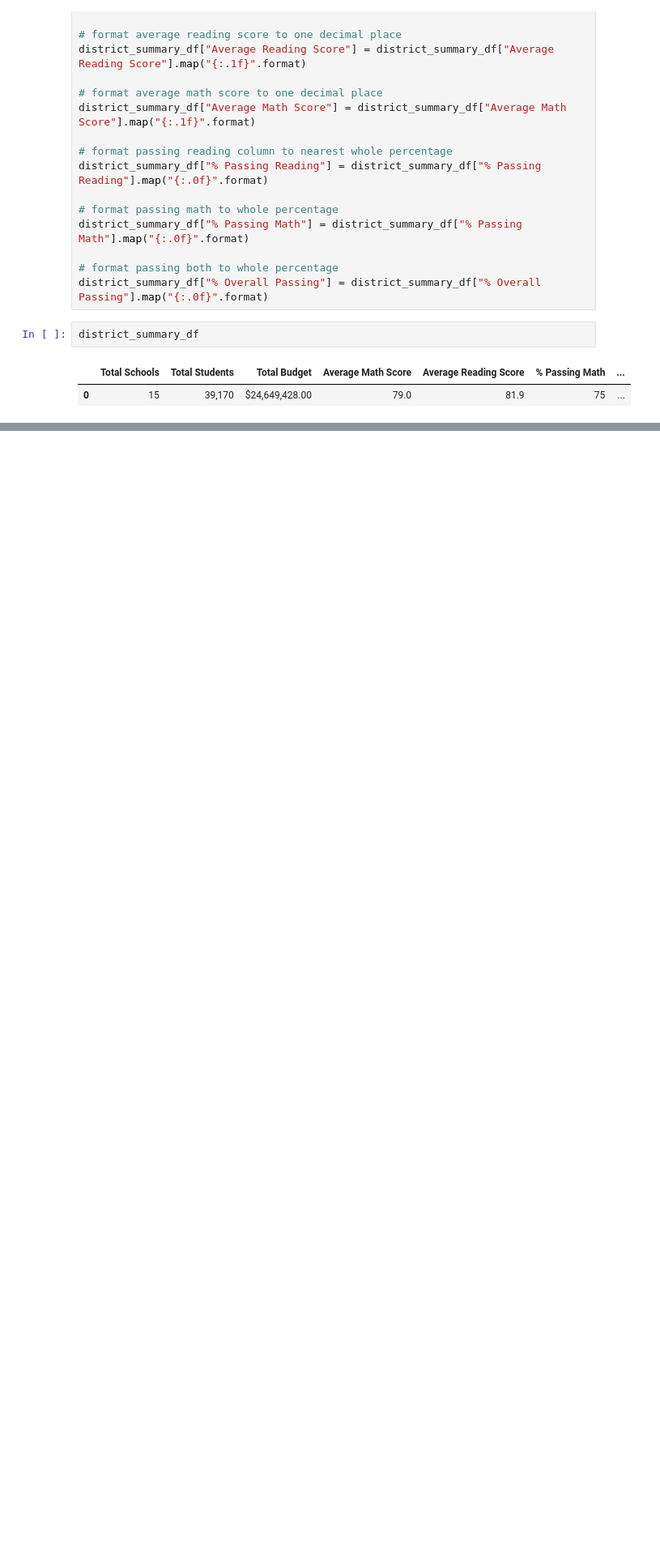
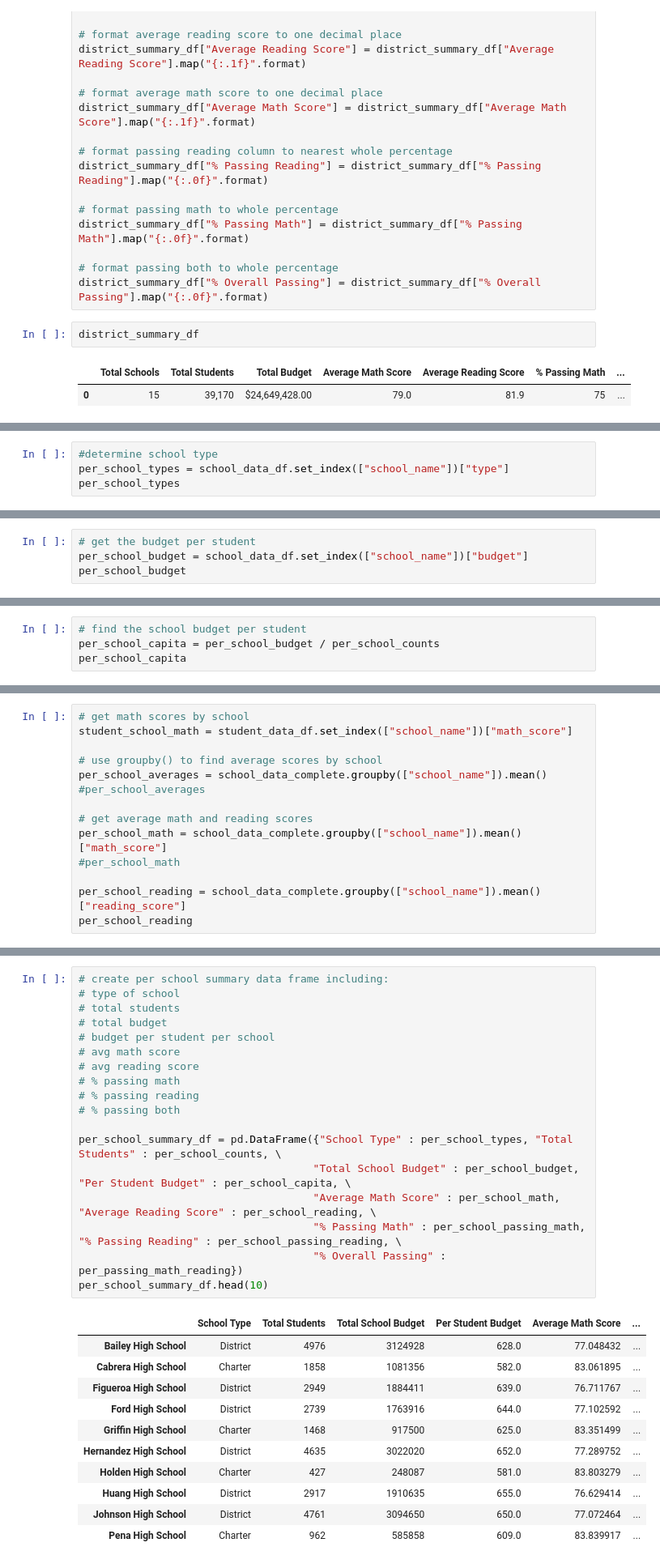
Before and after one commit to LiShanDa2021/school_district_analysis, a Jupyter notebook: PyCitySchools.ipynb, the cells around one changed output, grey strips where cells are left out. Shown at 81% size. Saved outputs shown, nothing was run; the diff lists cells and outputs as text; blank space fills up the shorter version.

Commit message:
school summary complete.

```diff
--- a/PyCitySchools.ipynb
+++ b/PyCitySchools.ipynb
@@ -178,0 +189,4 @@ district_summary_df
+# %%
+#determine school type
+per_school_types = school_data_df.set_index(["school_name"])["type"]
+per_school_types
@@ -178,0 +257,4 @@ district_summary_df
+# %%
+# get the budget per student
+per_school_budget = school_data_df.set_index(["school_name"])["budget"]
+per_school_budget
@@ -178,0 +279,4 @@ district_summary_df
+# %%
+# find the school budget per student
+per_school_capita = per_school_budget / per_school_counts
+per_school_capita
@@ -178,0 +300,14 @@ district_summary_df
+# %%
+# get math scores by school
+student_school_math = student_data_df.set_index(["school_name"])["math_score"]
+
+# use groupby() to find average scores by school
+per_school_averages = school_data_complete.groupby(["school_name"]).mean()
+#per_school_averages
+
+# get average math and reading scores
+per_school_math = school_data_complete.groupby(["school_name"]).mean()["math_score"]
+#per_school_math
+
+per_school_reading = school_data_complete.groupby(["school_name"]).mean()["reading_score"]
+per_school_reading
@@ -178,0 +385,30 @@ district_summary_df
+# %%
+# create per school summary data frame including:
+# type of school
+# total students
+# total budget
+# budget per student per school
+# avg math score
+# avg reading score
+# % passing math
+# % passing reading
+# % passing both
+
+per_school_summary_df = pd.DataFrame({"School Type" : per_school_types, "Total Students" : per_school_counts, \
+                                     "Total School Budget" : per_school_budget, "Per Student Budget" : per_school_capita, \
+                                     "Average Math Score" : per_school_math, "Average Reading Score" : per_school_reading, \
+                                     "% Passing Math" : per_school_passing_math, "% Passing Reading" : per_school_passing_reading, \
+                                     "% Overall Passing" : per_passing_math_reading})
+per_school_summary_df.head(10)
+# %% [output]
+|  | School Type | Total Students | Total School Budget | Per Student Budget | Average Math Score | ... |
+| Bailey High School | District | 4976 | 3124928 | 628.0 | 77.048432 | ... |
+| Cabrera High School | Charter | 1858 | 1081356 | 582.0 | 83.061895 | ... |
+| Figueroa High School | District | 2949 | 1884411 | 639.0 | 76.711767 | ... |
+| Ford High School | District | 2739 | 1763916 | 644.0 | 77.102592 | ... |
+| Griffin High School | Charter | 1468 | 917500 | 625.0 | 83.351499 | ... |
+| Hernandez High School | District | 4635 | 3022020 | 652.0 | 77.289752 | ... |
+| Holden High School | Charter | 427 | 248087 | 581.0 | 83.803279 | ... |
+| Huang High School | District | 2917 | 1910635 | 655.0 | 76.629414 | ... |
+| Johnson High School | District | 4761 | 3094650 | 650.0 | 77.072464 | ... |
+| Pena High School | Charter | 962 | 585858 | 609.0 | 83.839917 | ... |
```
Also changed, not shown: parts of 9 cells of this notebook.
